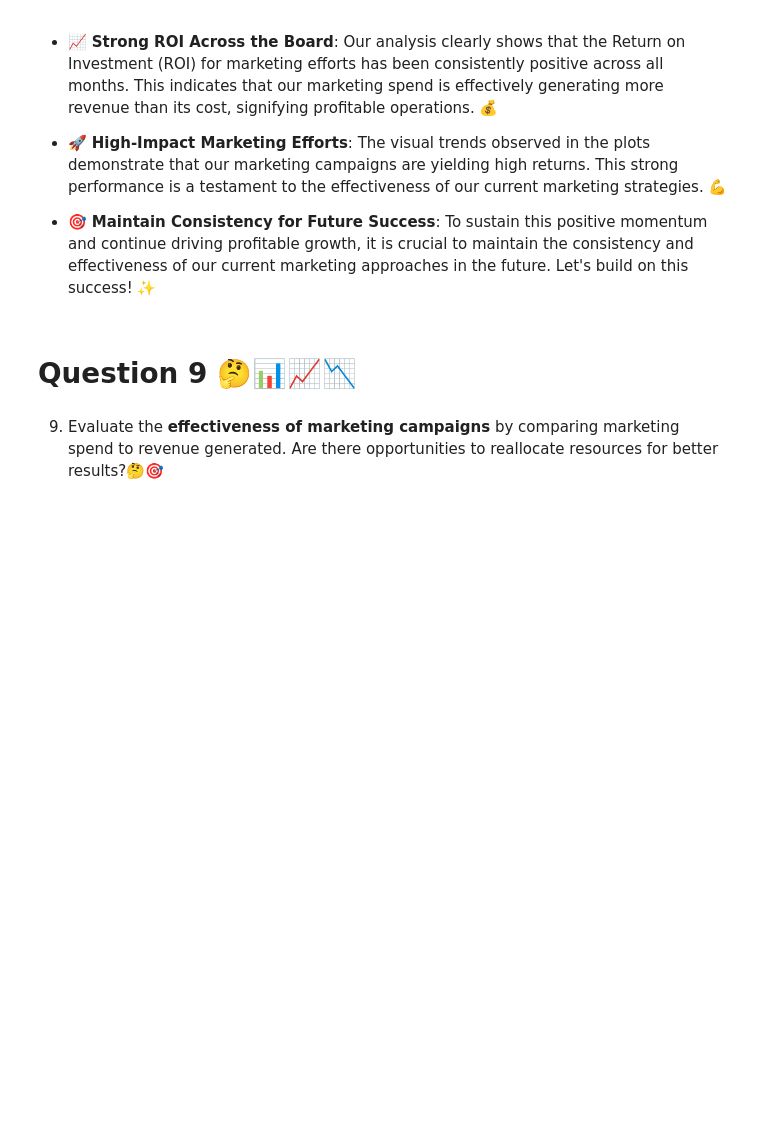
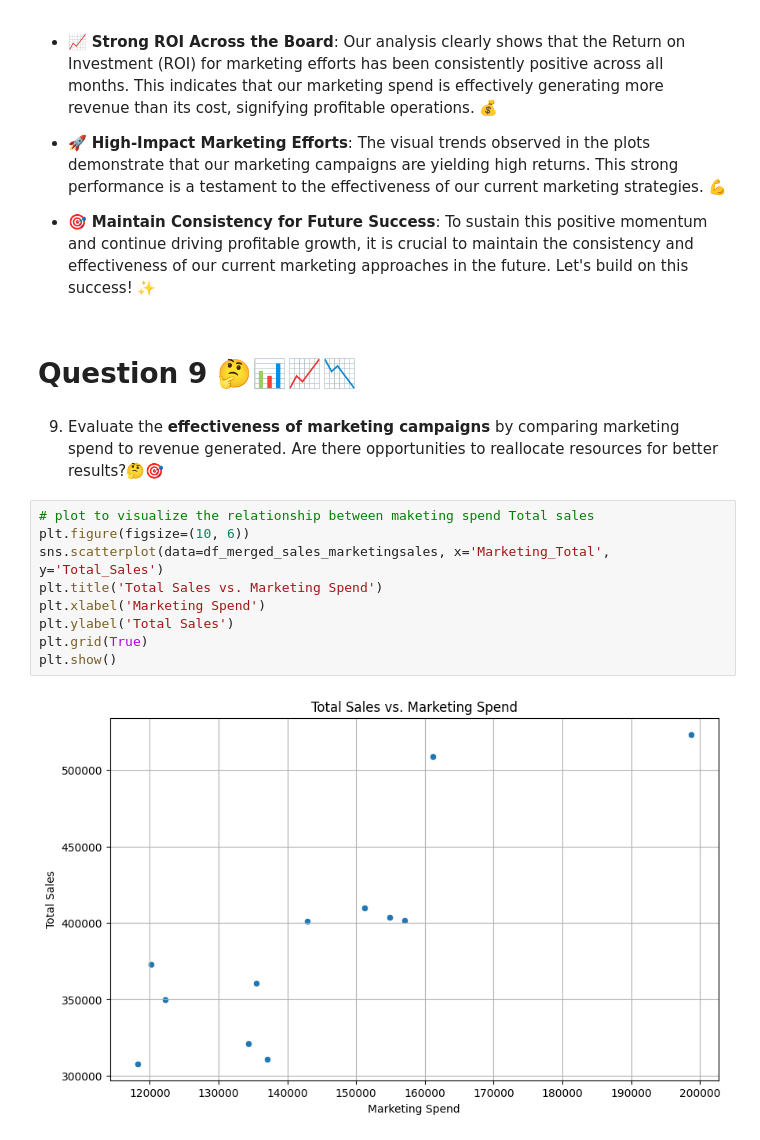
Before and after one commit to Smita569/E-commerce_Marketing_and_sales, a Jupyter notebook: E_commerce_Marketing_and_sales_Business_Case.ipynb, the cells around one changed output. Drawn from its saved outputs; the diff is of its cells as text; blank space fills up the shorter version.

```diff
--- a/E_commerce_Marketing_and_sales_Business_Case.ipynb
+++ b/E_commerce_Marketing_and_sales_Business_Case.ipynb
@@ -618,3 +618,14 @@ plt.show()
 # Question 9 🤔📊📈📉
 # %% [markdown]
 9. Evaluate the **effectiveness of marketing campaigns** by comparing marketing spend to revenue generated. Are there opportunities to reallocate resources for better results?🤔🎯
+# %%
+# plot to visualize the relationship between maketing spend Total sales
+plt.figure(figsize=(10, 6))
+sns.scatterplot(data=df_merged_sales_marketingsales, x='Marketing_Total', y='Total_Sales')
+plt.title('Total Sales vs. Marketing Spend')
+plt.xlabel('Marketing Spend')
+plt.ylabel('Total Sales')
+plt.grid(True)
+plt.show()
+# %% [output]
+[figure, added]
```
Also changed, not shown: parts of 4 cells of this notebook.
